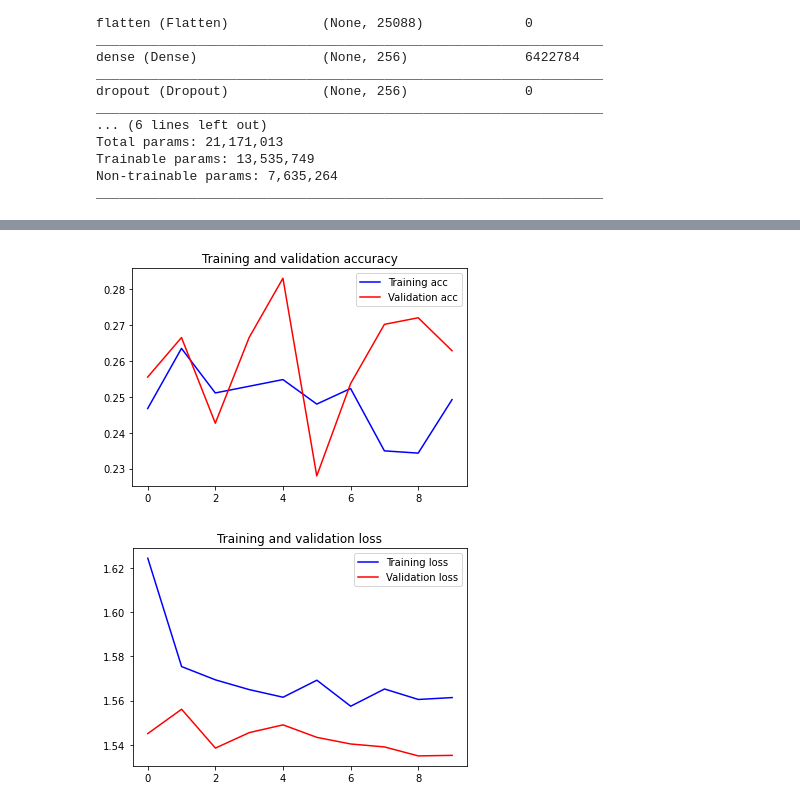
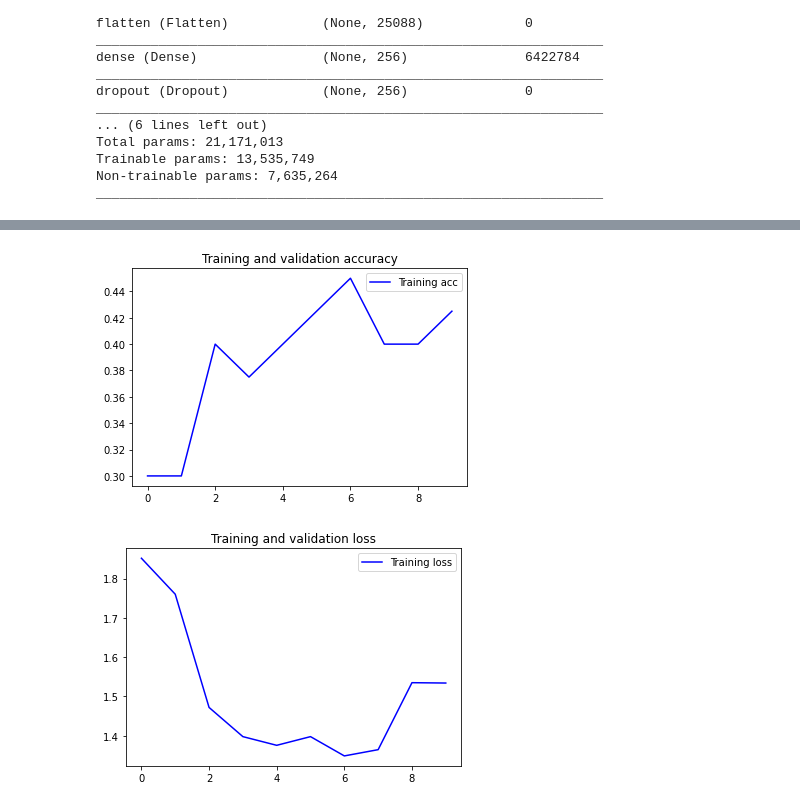
Before and after one commit to chakourm/RD_training, a Jupyter notebook: CNN.ipynb, the cells around one changed output, grey strips where cells are left out. Cells and saved outputs as stored; diff of their text form; code cells hidden in the pictures.

Commit message:
training dataset DRIVE

```diff
--- a/CNN.ipynb
+++ b/CNN.ipynb
@@ -33,7 +33,7 @@ import matplotlib.pyplot as plt
 # %%
 # Définir tous les paramètres utiles pour les étapes qui viennet
 # Set dataset folder path
-BASE_DATASET_FOLDER = "Image_CNN/"
+BASE_DATASET_FOLDER = "DRIVE/"
 TRAIN_FOLDER = "training"
 VALIDATION_FOLDER = "validation"
 TEST_FOLDER = "test"
@@ -43,11 +43,11 @@ IMAGE_SIZE = (255, 255)
 INPUT_SHAPE = (255, 255, 3)
 
 # Keras settings
-TRAIN_BATCH_SIZE = 50
-VAL_BATCH_SIZE = 15
+TRAIN_BATCH_SIZE = 5
+VAL_BATCH_SIZE = 2
 EPOCHS = 10    # a chaque epoch le model train toute la data
 LEARNING_RATE = 0.0001   # pour ajuster les poid wi en ajustant avec un pas trés petit pour une meilleur performance
-MODEL_PATH = os.path.join("diabetic_retinopathy_detection.h5")
+MODEL_PATH = os.path.join("diabetic_retinopathy_detection_drive.h5")
 # %%
 # une fonction pour le calcule des pourcentage
 def percentage_value(pct, allvals):
@@ -207,29 +207,28 @@ Wall time: 2h 55min 24s
 # %%
 # Plot training and validation accuracy and loss
-
-acc = history.history['acc']
-val_acc = history.history['val_acc']
-loss = history.history['loss']
-val_loss = history.history['val_loss']
+acc      = history.history['acc']
+#val_acc  = history.history['val_acc']
+loss     = history.history['loss']
+#val_loss = history.history['val_loss']
 
 epochs = range(len(acc))
 # affichage de Training and validation accuracy
 plt.plot(epochs, acc, 'b', label='Training acc')
-plt.plot(epochs, val_acc, 'r', label='Validation acc')
+#plt.plot(epochs, val_acc, 'r', label='Validation acc')
 plt.title('Training and validation accuracy')
 plt.legend()
 
 plt.figure()
 # affichage de Training and validation accuracy
 plt.plot(epochs, loss, 'b', label='Training loss')
-plt.plot(epochs, val_loss, 'r', label='Validation loss')
+#plt.plot(epochs, val_loss, 'r', label='Validation loss')
 plt.title('Training and validation loss')
 plt.legend()
 
 plt.show()
 # %% [output]
-[figure, old version]
+[figure, new version]
-[figure, old version]
+[figure, new version]
 # %%
 # Evauate model using test dataset
 # %%
```
Also changed, not shown: parts of 13 cells of this notebook.
